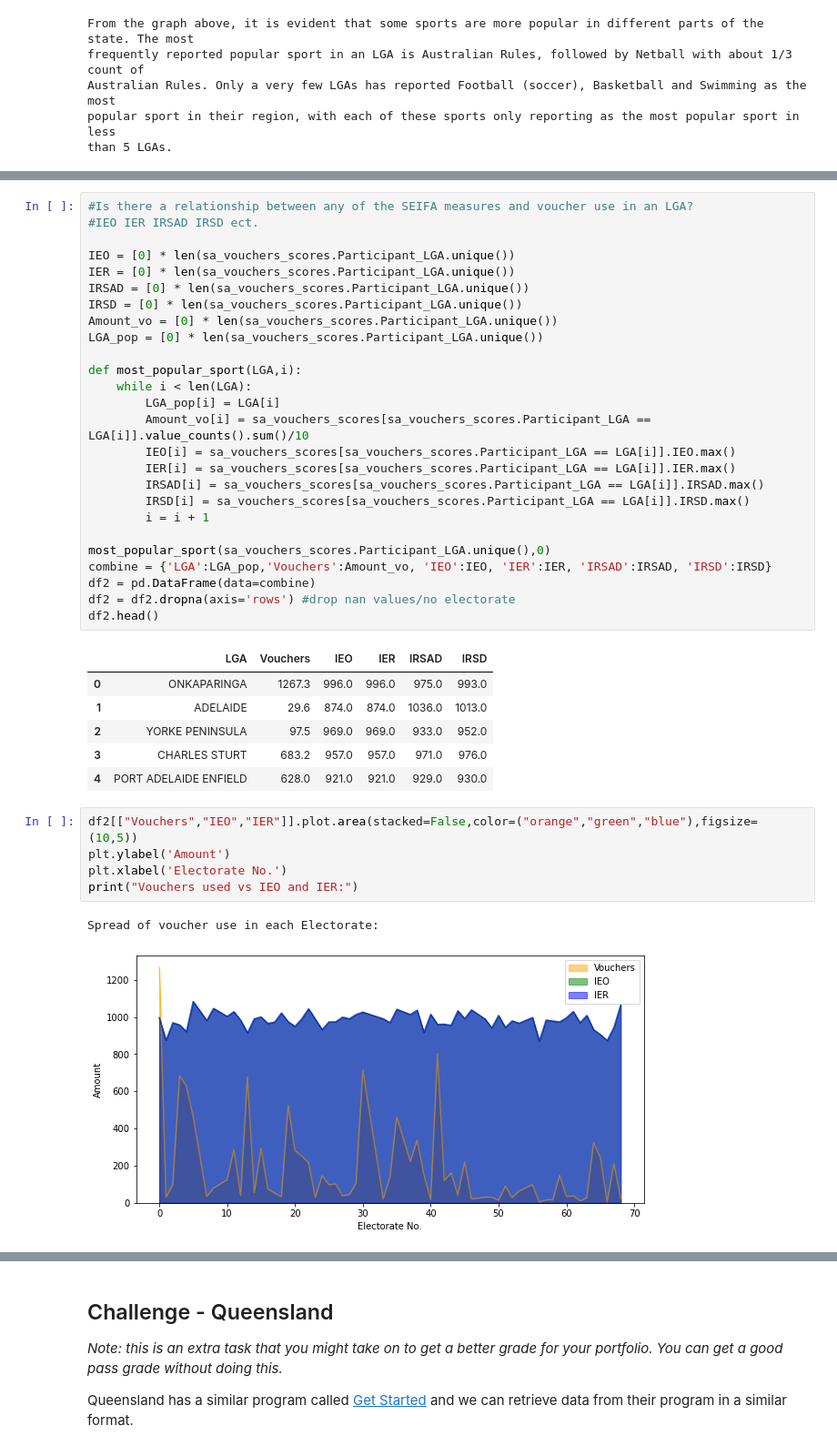
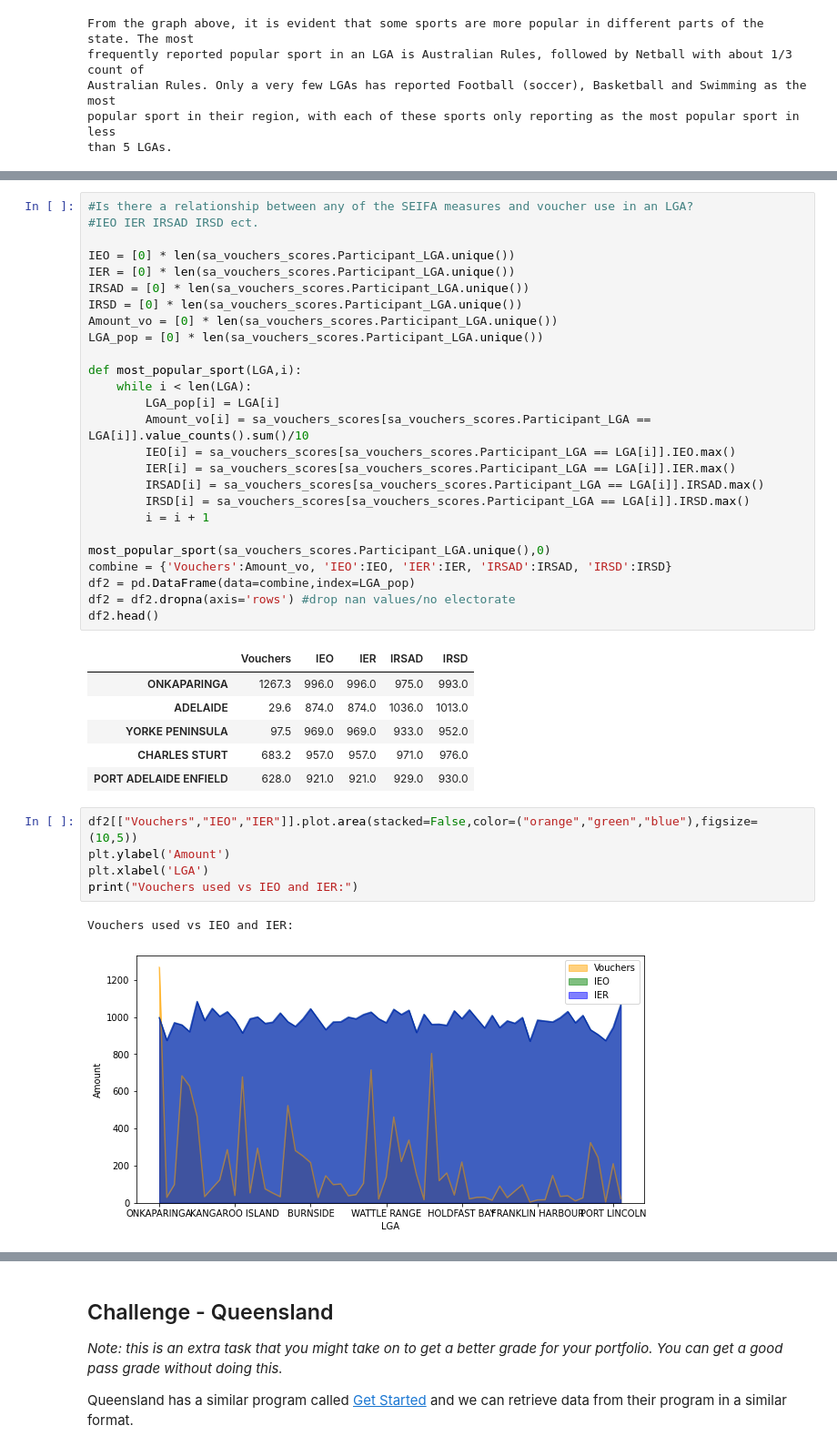
Before and after one commit to MQCOMP2200-S2-2021/data-science-portfolio-JoeB-cybersecurity, a Jupyter notebook: Portfolio 2.ipynb, the cells around one changed output, grey strips where cells are left out. Shown at 91% size. Saved outputs shown, nothing was run; the diff lists cells and outputs as text.

```diff
--- a/Portfolio 2.ipynb
+++ b/Portfolio 2.ipynb
@@ -281,25 +249,25 @@ def most_popular_sport(LGA,i):
         i = i + 1
 
 most_popular_sport(sa_vouchers_scores.Participant_LGA.unique(),0)
-combine = {'LGA':LGA_pop,'Vouchers':Amount_vo, 'IEO':IEO, 'IER':IER, 'IRSAD':IRSAD, 'IRSD':IRSD}
-df2 = pd.DataFrame(data=combine)
+combine = {'Vouchers':Amount_vo, 'IEO':IEO, 'IER':IER, 'IRSAD':IRSAD, 'IRSD':IRSD}
+df2 = pd.DataFrame(data=combine,index=LGA_pop)
 df2 = df2.dropna(axis='rows') #drop nan values/no electorate
 df2.head()
 # %% [output]
-|  | LGA | Vouchers | IEO | IER | IRSAD | IRSD |
-| 0 | ONKAPARINGA | 1267.3 | 996.0 | 996.0 | 975.0 | 993.0 |
-| 1 | ADELAIDE | 29.6 | 874.0 | 874.0 | 1036.0 | 1013.0 |
-| 2 | YORKE PENINSULA | 97.5 | 969.0 | 969.0 | 933.0 | 952.0 |
-| 3 | CHARLES STURT | 683.2 | 957.0 | 957.0 | 971.0 | 976.0 |
-| 4 | PORT ADELAIDE ENFIELD | 628.0 | 921.0 | 921.0 | 929.0 | 930.0 |
+|  | Vouchers | IEO | IER | IRSAD | IRSD |
+| ONKAPARINGA | 1267.3 | 996.0 | 996.0 | 975.0 | 993.0 |
+| ADELAIDE | 29.6 | 874.0 | 874.0 | 1036.0 | 1013.0 |
+| YORKE PENINSULA | 97.5 | 969.0 | 969.0 | 933.0 | 952.0 |
+| CHARLES STURT | 683.2 | 957.0 | 957.0 | 971.0 | 976.0 |
+| PORT ADELAIDE ENFIELD | 628.0 | 921.0 | 921.0 | 929.0 | 930.0 |
 # %%
 df2[["Vouchers","IEO","IER"]].plot.area(stacked=False,color=("orange","green","blue"),figsize=(10,5))
 plt.ylabel('Amount')
-plt.xlabel('Electorate No.')
+plt.xlabel('LGA')
 print("Vouchers used vs IEO and IER:")
 # %% [output]
-Spread of voucher use in each Electorate:
+Vouchers used vs IEO and IER:
-[figure, old version]
+[figure, new version]
 # %%
 df2[["Vouchers","IRSAD","IRSD"]].plot.area(stacked=False,color=("orange","purple","grey"),figsize=(10,5))
 plt.ylabel('Amount')
```
Also changed, not shown: parts of 23 cells of this notebook.
